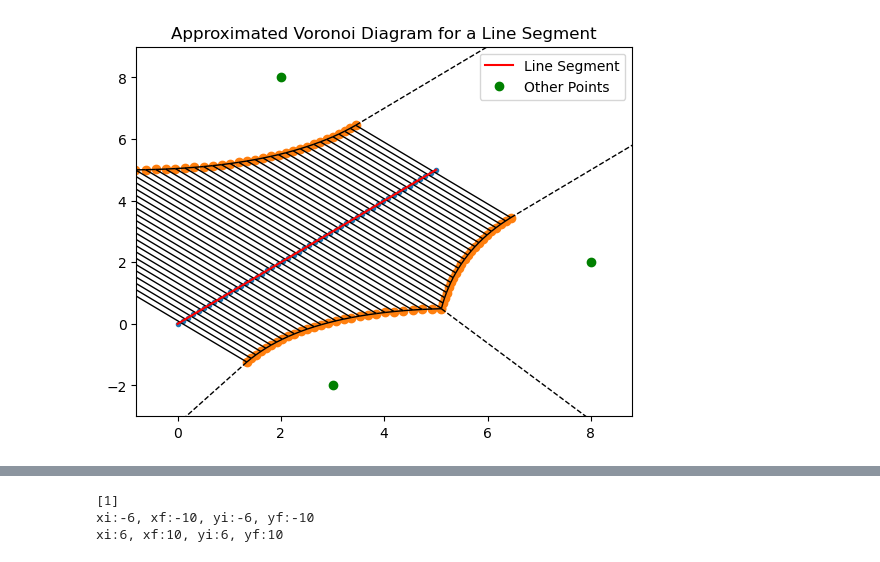
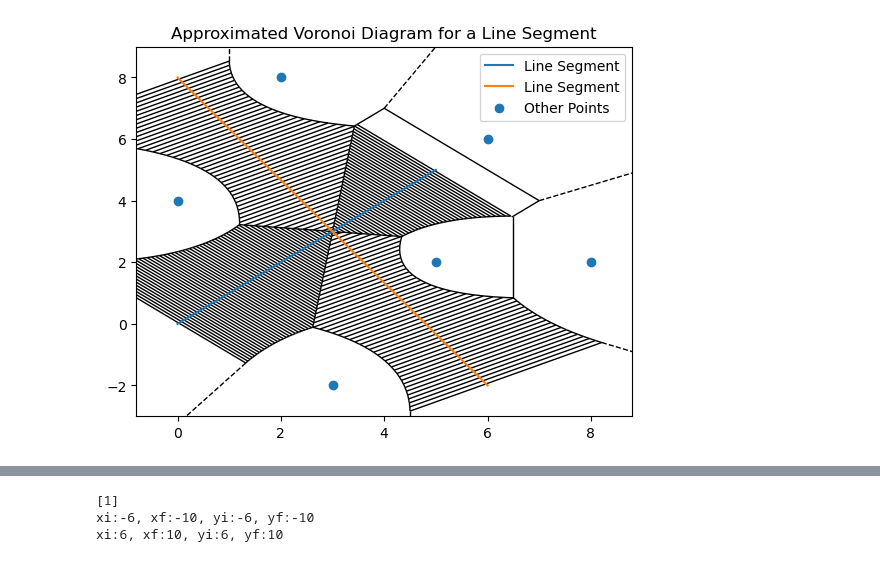
Before and after one commit to zlauko5/CG-SegmentAlgorithm, a Jupyter notebook: vd.ipynb, the cells around one changed output, grey strips where cells are left out. Drawn from its saved outputs; the diff is of its cells as text; code cells hidden in the pictures.

Commit message:
line collection diagram

```diff
--- a/vd.ipynb
+++ b/vd.ipynb
@@ -1,29 +1,36 @@
 # %%
+# Scipy approximation for voronoi diagram of line segment
 import numpy as np
 from scipy.spatial import Voronoi, voronoi_plot_2d
 import matplotlib.pyplot as plt
 
 # Define the start and end points of the line segment
 p1 = np.array([0, 0])
 p2 = np.array([5, 5])
+p3 = np.array([0, 8])
+p4 = np.array([6, -2])
+
+
 
 # Generate points along the line segment
-num_points = 50  # Adjust for desired accuracy
+num_points = 100  # Adjust for desired accuracy
 line_points = np.array([p1 + (p2 - p1) * t for t in np.linspace(0, 1, num_points)])
+line_points2 = np.array([p3 + (p4 - p3) * t for t in np.linspace(0, 1, num_points)])
 
 # Add some other "seed" points to see the effect of the segment
-other_points = np.array([[2, 8], [8, 2], [3, -2]])
-all_points = np.vstack((line_points, other_points))
+other_points = np.array([[2, 8], [8, 2], [3, -2], [0, 4], [6, 6], [5, 2]])
+all_points = np.vstack((line_points, line_points2, other_points))
 
 # Compute the Voronoi diagram
 vor = Voronoi(all_points)
 
 # Plot the Voronoi diagram
-fig = voronoi_plot_2d(vor)
-plt.plot(line_points[:, 0], line_points[:, 1], 'r-', label='Line Segment')
-plt.plot(other_points[:, 0], other_points[:, 1], 'go', label='Other Points')
+fig = voronoi_plot_2d(vor, show_points=False, show_vertices=False)
+plt.plot(line_points[:, 0], line_points[:, 1], label='Line Segment')
+plt.plot(line_points2[:, 0], line_points2[:, 1], label='Line Segment')
+plt.scatter(other_points[:, 0], other_points[:, 1], label='Other Points')
 plt.legend()
 plt.title('Approximated Voronoi Diagram for a Line Segment')
 plt.show()
 # %% [output]
-[figure, old version]
+[figure, new version]
```
Also changed, not shown: parts of 4 cells of this notebook.
